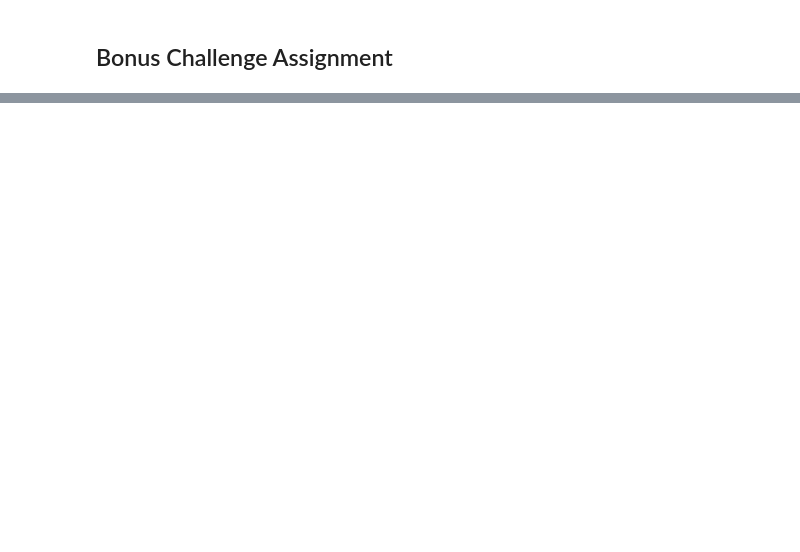
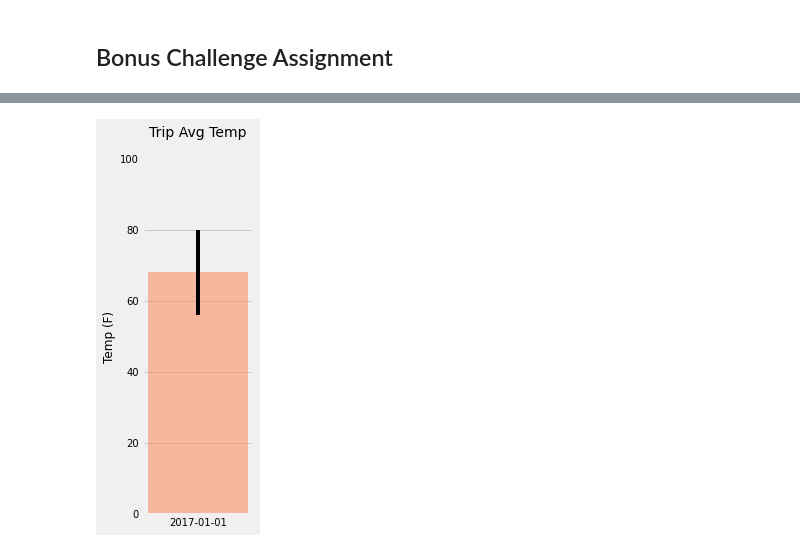
Before and after one commit to CicilyGeorge/sqlalchemy-challenge, a Jupyter notebook: climate.ipynb, the cells around one changed output, grey strips where cells are left out. Drawn from its saved outputs; the diff is of its cells as text; code cells hidden in the pictures; blank space fills up the shorter version.

```diff
--- a/climate.ipynb
+++ b/climate.ipynb
@@ -223,18 +213,8 @@ date_from
 # This function called `calc_temps` will accept start date and end date in the format '%Y-%m-%d'
 # and return the minimum, average, and maximum temperatures for that range of dates
 def calc_temps(start_date, end_date):
-    """TMIN, TAVG, and TMAX for a list of dates.
-
-    Args:
-        start_date (string): A date string in the format %Y-%m-%d
-        end_date (string): A date string in the format %Y-%m-%d
-
-    Returns:
-        TMIN, TAVE, and TMAX
-    """
-
-    return session.query(func.min(Measurement.tobs), func.avg(Measurement.tobs), func.max(Measurement.tobs)).\
-        filter(Measurement.date >= start_date).filter(Measurement.date <= end_date).all()
+    return session.query(func.min(m.tobs), func.avg(m.tobs), func.max(m.tobs)).\
+            filter(m.date >= start_date).filter(m.date <= end_date).all()
 
 # function usage example
 print(calc_temps('2012-02-28', '2012-03-05'))
@@ -243,0 +223,16 @@ print(calc_temps('2012-02-28', '2012-03-05'))
+# %%
+# Use your previous function `calc_temps` to calculate the tmin, tavg, and tmax
+# for your trip using the previous year's data for those same dates.
+trip_start_date = dt.date(2018,1,1)
+trip_end_date = dt.date(2018,1,5)
+last_yr_sdate = trip_start_date - dt.timedelta(days=365)
+last_yr_edate = trip_end_date - dt.timedelta(days=365)
+
+temp_data = calc_temps(last_yr_sdate,last_yr_edate)
+TMIN = temp_data[0][0]
+TAVG = round(temp_data[0][1],2)
+TMAX = temp_data[0][2]
+
+print(f"Trip planned from {trip_start_date} to {trip_end_date}\n")
+print("Minimum, Average and Maximum Temperatures on last year same day is:\n")
+print(f"Minimum: {TMIN}\nAverage: {TAVG}\nMaximum: {TMAX}")
@@ -244,8 +247,21 @@ print(calc_temps('2012-02-28', '2012-03-05'))
 # %%
 # Plot the results from your previous query as a bar chart.
 # Use "Trip Avg Temp" as your Title
 # Use the average temperature for the y value
 # Use the peak-to-peak (tmax-tmin) value as the y error bar (yerr)
+plt.figure(figsize=(2.5,6))
+plt.bar(1,TAVG, color = 'coral',alpha = 0.5)
+plt.errorbar(1,TAVG, yerr=(TMAX - TMIN), color = 'k')
+plt.ylim(0, 100)
+plt.xticks([])
+plt.title('Trip Avg Temp\n', fontsize=14)
+plt.ylabel("Temp (F)", fontsize=12)
+plt.xlabel(last_yr_sdate, fontsize=10)
+plt.yticks(fontsize=10)
+plt.tight_layout()
+plt.savefig('Images/temperature.png')
+# %% [output]
+[figure, added]
 # %%
 # Calculate the total amount of rainfall per weather station for your trip dates using the previous year's matching dates.
 # Sort this in descending order by precipitation amount and list the station, name, latitude, longitude, and elevation
```
Also changed, not shown: parts of 10 cells of this notebook, 2 other files.
